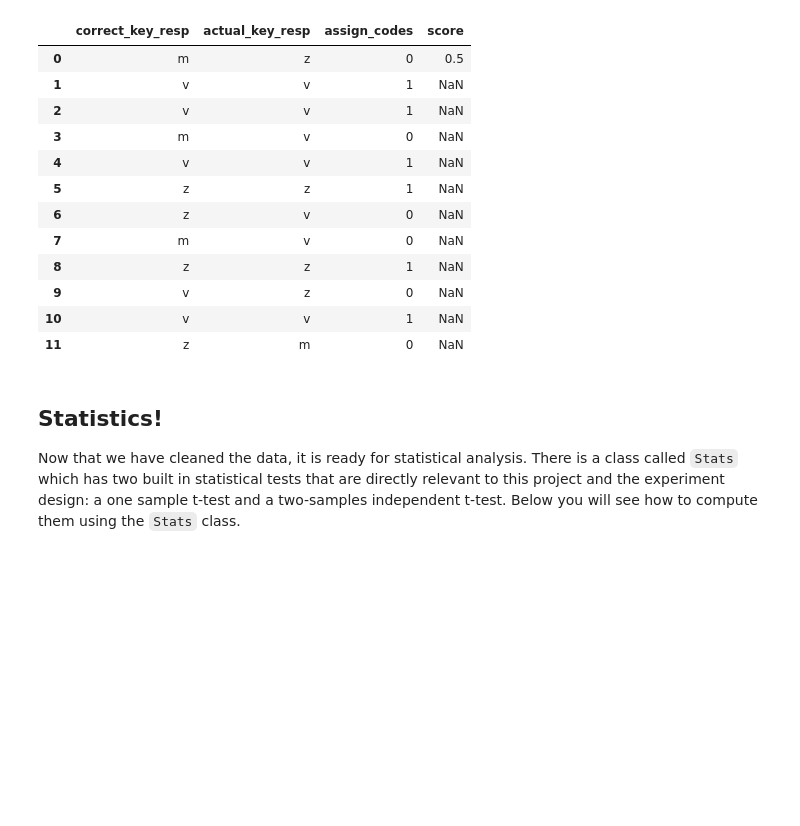
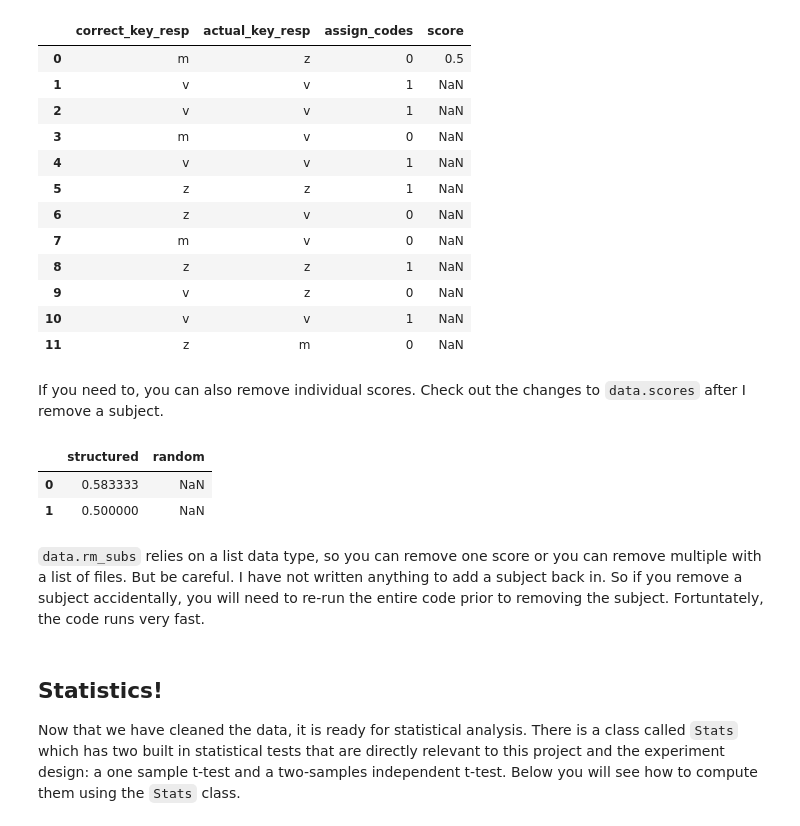
Before and after one commit to w-decker/Honors-Thesis, a Jupyter notebook: scoring/tutorial.ipynb, the cells around one changed output. Drawn from its saved outputs; the diff is of its cells as text; code cells hidden in the pictures; blank space fills up the shorter version.

```diff
--- a/scoring/tutorial.ipynb
+++ b/scoring/tutorial.ipynb
@@ -87,6 +87,18 @@ data.indiv_score(subid='sub-004')
 | 9 | v | z | 0 | NaN |
 | 10 | v | v | 1 | NaN |
 | 11 | z | m | 0 | NaN |
+# %% [markdown]
+If you need to, you can also remove individual scores. Check out the changes to `data.scores` after I remove a subject.
+# %%
+data.rm_subs(subids=['sub-002']) # this removes a subject.
+data.score()
+data.scores
+# %% [output]
+|  | structured | random |
+| 0 | 0.583333 | NaN |
+| 1 | 0.500000 | NaN |
+# %% [markdown]
+`data.rm_subs` relies on a list data type, so you can remove one score or you can remove multiple with a list of files. But be careful. I have not written anything to add a subject back in. So if you remove a subject accidentally, you will need to re-run the entire code prior to removing the subject. Fortuntately, the code runs very fast.
 # %% [markdown]
 ## Statistics!
 
```
Also changed, not shown: parts of 5 cells of this notebook.
